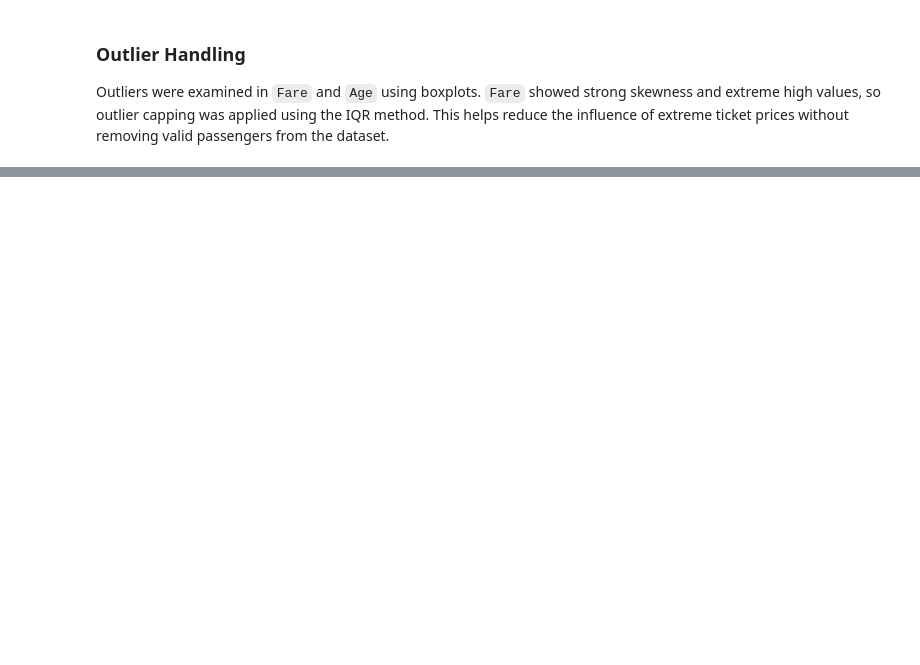
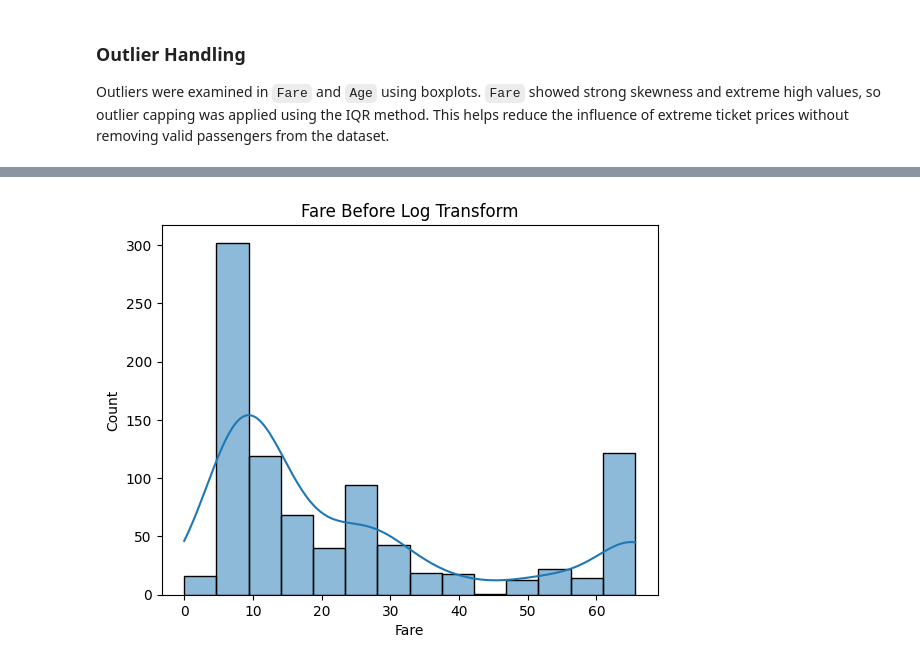
Before and after one commit to Hashim-baya/AI_and_Machine_Learning_Assignments, a Jupyter notebook: Titanic_Assignment/notebooks/Titanic_Feature_Engineering.ipynb, the cells around one changed output, grey strips where cells are left out. Saved outputs shown, nothing was run; the diff lists cells and outputs as text; code cells hidden in the pictures; blank space fills up the shorter version.

```diff
--- a/Titanic_Assignment/notebooks/Titanic_Feature_Engineering.ipynb
+++ b/Titanic_Assignment/notebooks/Titanic_Feature_Engineering.ipynb
@@ -76,0 +159,7 @@ train.to_csv("data/train_cleaned.csv", index=False)
+# %%
+rare_titles = ["Lady", "Countess", "Capt", "Col", "Don", "Dr", "Major", "Rev", "Sir", "Jonkheer", "Dona"]
+train["Title"] = train["Title"].replace(rare_titles, "Rare")
+train["Title"] = train["Title"].replace({"Mlle": "Miss", "Ms": "Miss", "Mme": "Mrs"})
+# %%
+train["Deck"] = train["Cabin"].apply(lambda x: x[0] if pd.notnull(x) else "Unknown")
+train["Deck"].value_counts()
@@ -76,0 +178,13 @@ train.to_csv("data/train_cleaned.csv", index=False)
+# %%
+def age_group(age):
+    if age < 13:
+        return "Child"
+    elif age < 20:
+        return "Teen"
+    elif age < 60:
+        return "Adult"
+    else:
+        return "Senior"
+
+train["AgeGroup"] = train["Age"].apply(age_group)
+train["AgeGroup"].value_counts()
@@ -76,0 +198,3 @@ train.to_csv("data/train_cleaned.csv", index=False)
+# %%
+train["FarePerPerson"] = train["Fare"] / train["FamilySize"]
+train[["Fare", "FamilySize", "FarePerPerson"]].head()
@@ -76,0 +219,6 @@ train.to_csv("data/train_cleaned.csv", index=False)
+# %%
+sns.histplot(train["Fare"], kde=True)
+plt.title("Fare Before Log Transform")
+plt.show()
+# %% [output]
+[figure, added]
```
Also changed, not shown: parts of 19 cells of this notebook, 1 other file.
